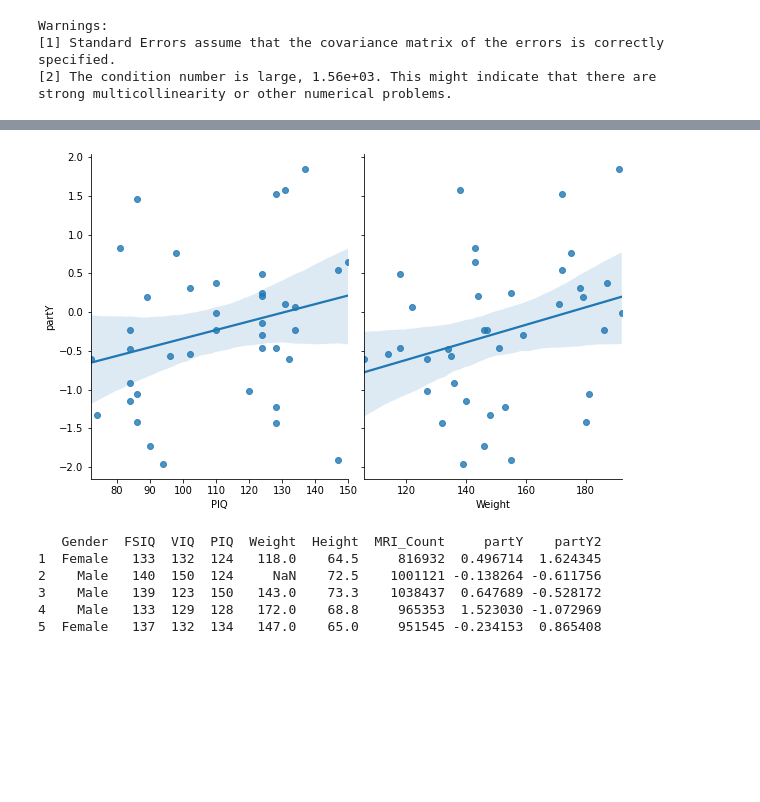
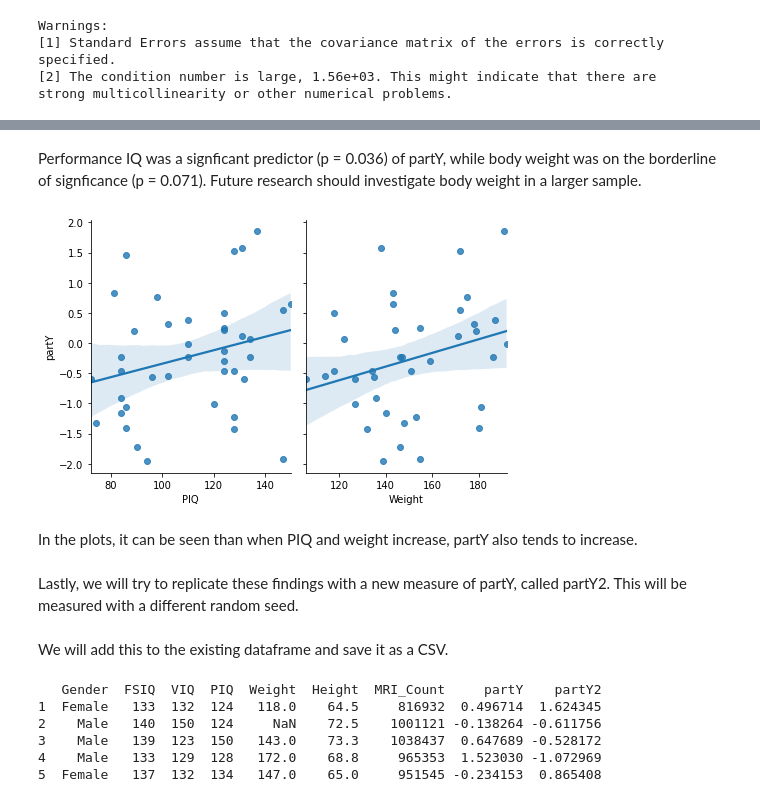
Before and after one commit to danibene/Benesch-D-QLSC612, a Jupyter notebook: analysis/my_analysis.ipynb, the cells around one changed output, grey strips where cells are left out. Saved outputs shown, nothing was run; the diff lists cells and outputs as text; code cells hidden in the pictures; blank space fills up the shorter version.

```diff
--- a/analysis/my_analysis.ipynb
+++ b/analysis/my_analysis.ipynb
@@ -88,11 +73,19 @@ strong multicollinearity or other numerical problems.
+# %% [markdown]
+Performance IQ was a signficant predictor (p = 0.036) of partY, while body weight was on the borderline of signficance (p = 0.071). Future research should investigate body weight in a larger sample.
 # %%
 fig = sns.pairplot(df, x_vars=["PIQ", "Weight"], y_vars=["partY"],
-             height=5, aspect=.8, kind="reg");
+             height=4, aspect=.8, kind="reg");
 fig.savefig('pairplot_partY.png')
 # %% [output]
-[figure, old version]
+[figure, new version]
+# %% [markdown]
+In the plots, it can be seen than when PIQ and weight increase, partY also tends to increase.
+# %% [markdown]
+Lastly, we will try to replicate these findings with a new measure of partY, called partY2. This will be measured with a different random seed.
 # %%
 np.random.seed(1)
+# %% [markdown]
+We will add this to the existing dataframe and save it as a CSV.
 # %%
 partY2 = np.random.normal(loc=0.0, scale=1.0, size=len(df.index))
 df.insert(len(df.columns), 'partY2', partY2)
```
Also changed, not shown: parts of 13 cells of this notebook.
